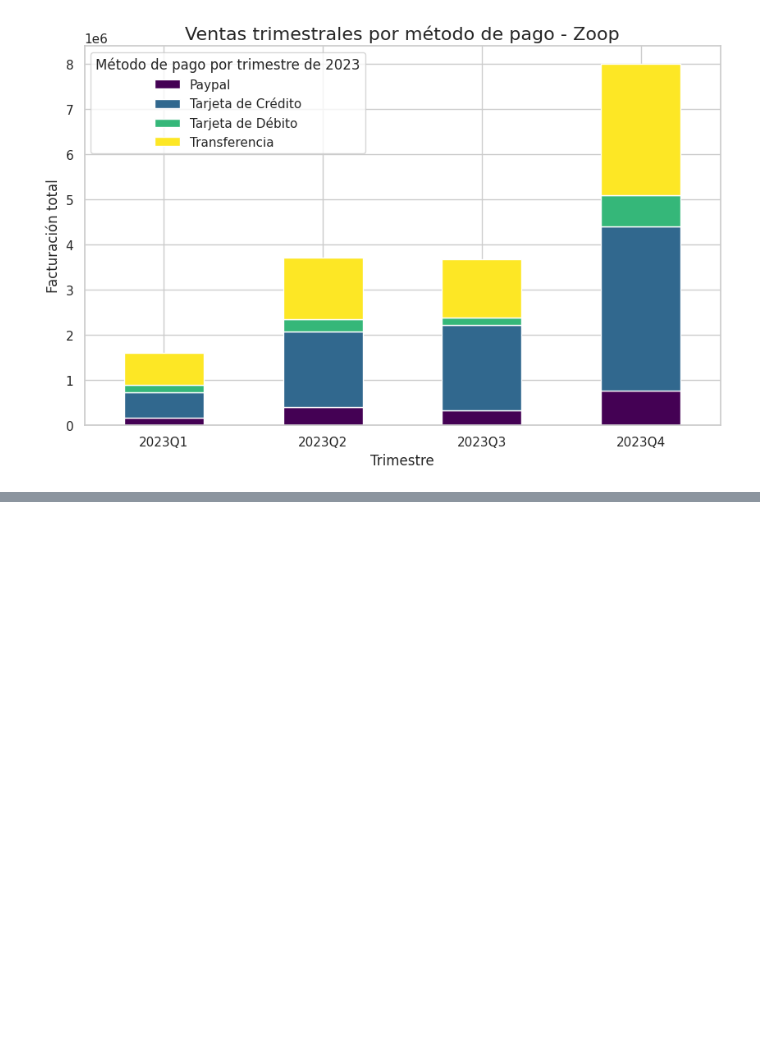
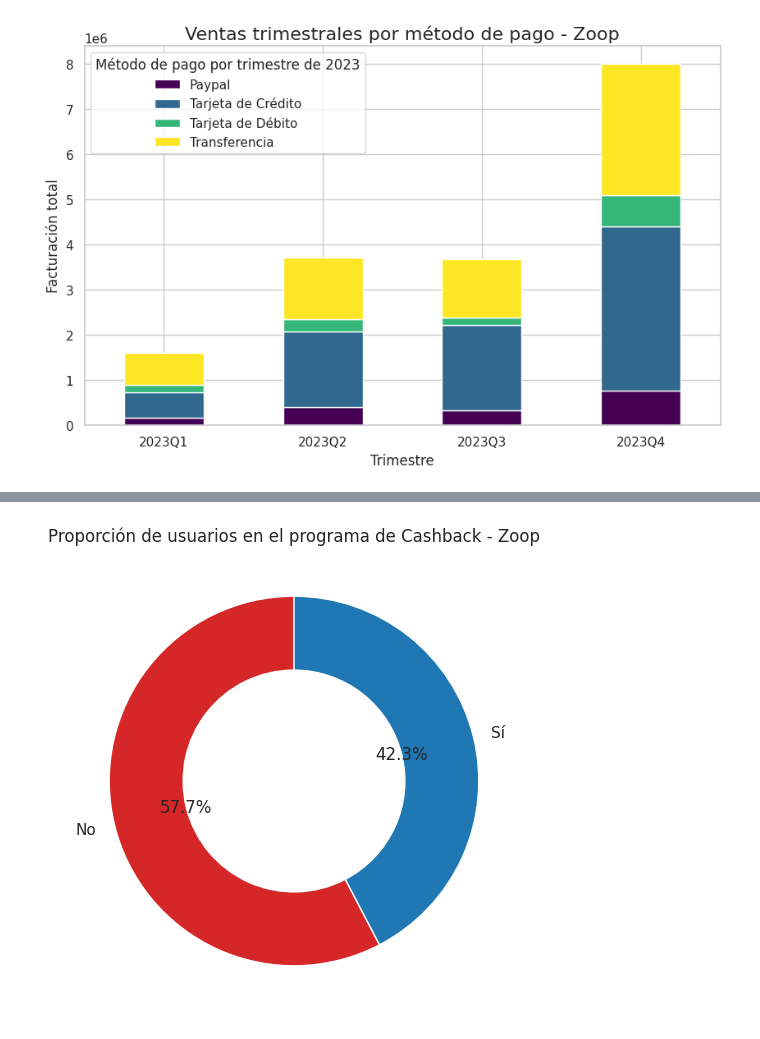
Before and after one commit to dpenamoya-ops/IA-aplicada-a-ciencia-de-datos, a Jupyter notebook: IA_aplicada_a_ciencia_de_datos.ipynb, the cells around one changed output, grey strips where cells are left out. Drawn from its saved outputs; the diff is of its cells as text; code cells hidden in the pictures; blank space fills up the shorter version.

```diff
--- a/IA_aplicada_a_ciencia_de_datos.ipynb
+++ b/IA_aplicada_a_ciencia_de_datos.ipynb
@@ -902,0 +953,25 @@ plt.show()
+# %%
+import matplotlib.pyplot as plt
+
+# Conteo de participación en cashback
+cashback_resumen = df["cashback"].value_counts()
+
+# Colores (azul y rojo)
+colores = ["#d62728", "#1f77b4"]
+
+plt.figure(figsize=(6, 6))
+
+plt.pie(
+    cashback_resumen.values,
+    labels=cashback_resumen.index,
+    colors=colores,
+    autopct="%1.1f%%",
+    startangle=90,
+    wedgeprops={"width": 0.4}  # Convierte el gráfico en rosquilla
+)
+
+plt.title("Proporción de usuarios en el programa de Cashback - Zoop")
+
+plt.show()
+# %% [output]
+[figure, added]
```
Also changed, not shown: parts of 22 cells of this notebook.
